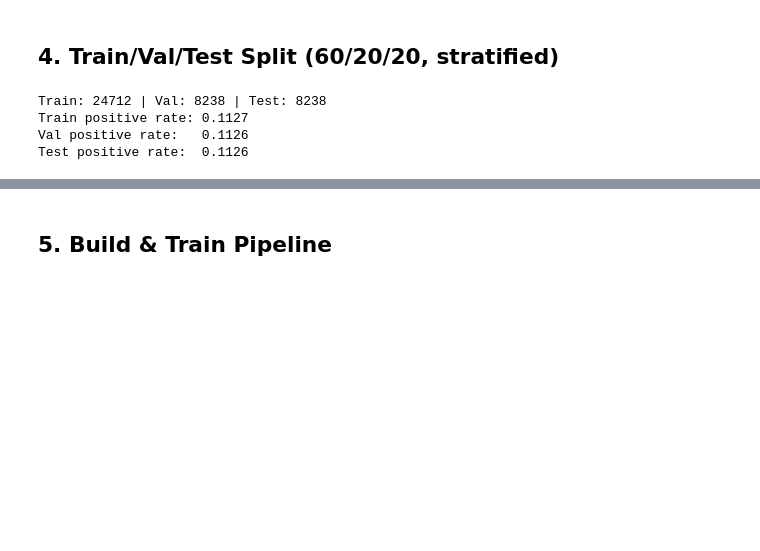
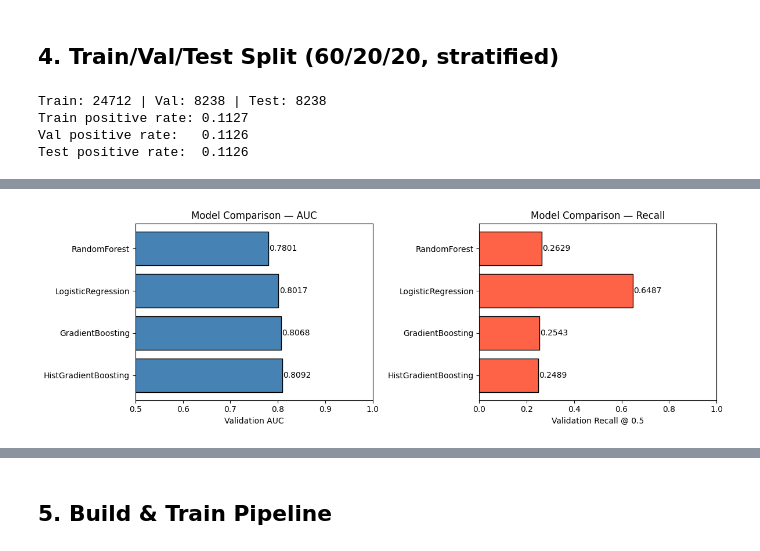
Before and after one commit to kayan2004/drift-triage-copilot, a Jupyter notebook: training/exploration.ipynb, the cells around one changed output, grey strips where cells are left out. Saved outputs shown, nothing was run; the diff lists cells and outputs as text; code cells hidden in the pictures; blank space fills up the shorter version.

```diff
--- a/training/exploration.ipynb
+++ b/training/exploration.ipynb
@@ -290,0 +357,23 @@ Test positive rate:  0.1126
+# %%
+import matplotlib.pyplot as plt
+
+fig, axes = plt.subplots(1, 2, figsize=(12, 4))
+
+axes[0].barh(comparison_df['model'], comparison_df['val_auc'], color='steelblue', edgecolor='black')
+axes[0].set_xlabel('Validation AUC')
+axes[0].set_title('Model Comparison — AUC')
+axes[0].set_xlim(0.5, 1.0)
+for i, v in enumerate(comparison_df['val_auc']):
+    axes[0].text(v + 0.002, i, str(v), va='center')
+
+axes[1].barh(comparison_df['model'], comparison_df['val_recall@0.5'], color='tomato', edgecolor='black')
+axes[1].set_xlabel('Validation Recall @ 0.5')
+axes[1].set_title('Model Comparison — Recall')
+axes[1].set_xlim(0, 1.0)
+for i, v in enumerate(comparison_df['val_recall@0.5']):
+    axes[1].text(v + 0.002, i, str(v), va='center')
+
+plt.tight_layout()
+plt.show()
+# %% [output]
+[figure, added]
```
Also changed, not shown: parts of 23 cells of this notebook.
